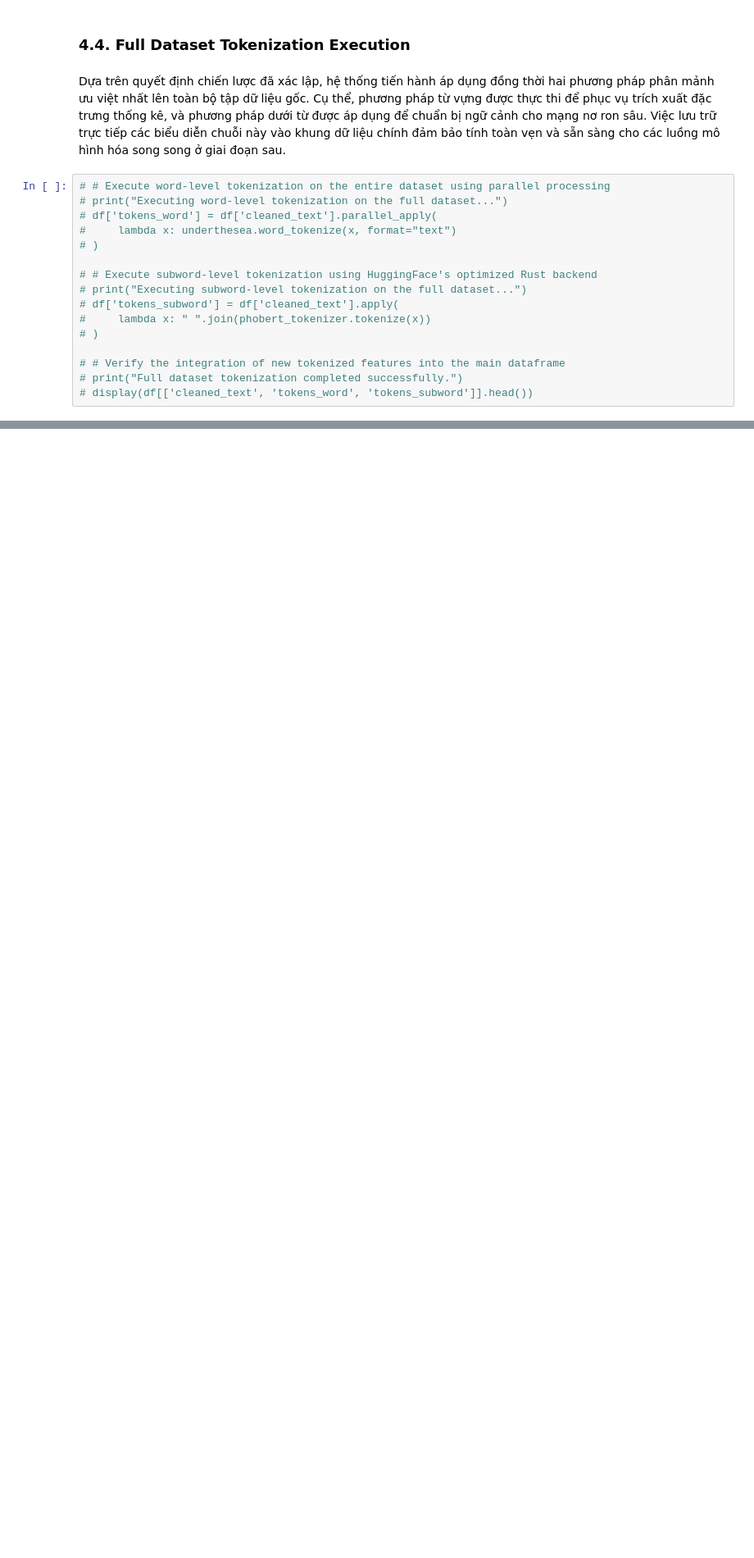
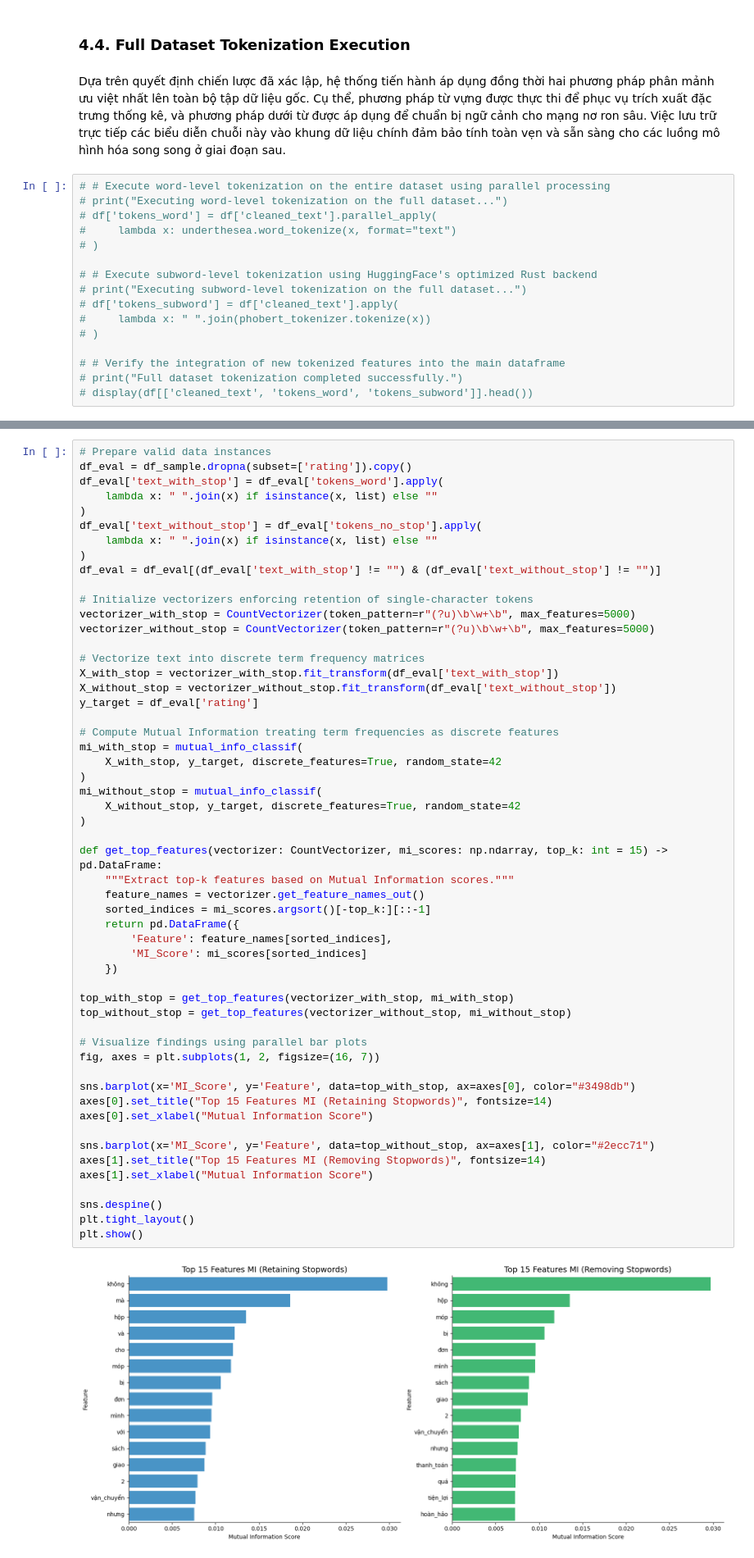
Before and after one commit to ThanhChuong12/ecommerce-review-analytics, a Jupyter notebook: notebooks/01_Data_Preprocessing_and_Labeling.ipynb, the cells around one changed output, grey strips where cells are left out. Shown at 82% size. Saved outputs shown, nothing was run; the diff lists cells and outputs as text; blank space fills up the shorter version.

Commit message:
experiment(stopwords): analyze impact of stopword removal on sentiment signal using MI, cross-validation and linguistic constraints

```diff
--- a/notebooks/01_Data_Preprocessing_and_Labeling.ipynb
+++ b/notebooks/01_Data_Preprocessing_and_Labeling.ipynb
@@ -427,0 +467,56 @@ This section evaluates the impact of stopword removal on sentiment signal retent
+# %%
+# Prepare valid data instances
+df_eval = df_sample.dropna(subset=['rating']).copy()
+df_eval['text_with_stop'] = df_eval['tokens_word'].apply(
+    lambda x: " ".join(x) if isinstance(x, list) else ""
+)
+df_eval['text_without_stop'] = df_eval['tokens_no_stop'].apply(
+    lambda x: " ".join(x) if isinstance(x, list) else ""
+)
+df_eval = df_eval[(df_eval['text_with_stop'] != "") & (df_eval['text_without_stop'] != "")]
+
+# Initialize vectorizers enforcing retention of single-character tokens
+vectorizer_with_stop = CountVectorizer(token_pattern=r"(?u)\b\w+\b", max_features=5000)
+vectorizer_without_stop = CountVectorizer(token_pattern=r"(?u)\b\w+\b", max_features=5000)
+
+# Vectorize text into discrete term frequency matrices
+X_with_stop = vectorizer_with_stop.fit_transform(df_eval['text_with_stop'])
+X_without_stop = vectorizer_without_stop.fit_transform(df_eval['text_without_stop'])
+y_target = df_eval['rating']
+
+# Compute Mutual Information treating term frequencies as discrete features
+mi_with_stop = mutual_info_classif(
+    X_with_stop, y_target, discrete_features=True, random_state=42
+)
+mi_without_stop = mutual_info_classif(
+    X_without_stop, y_target, discrete_features=True, random_state=42
+)
+
+def get_top_features(vectorizer: CountVectorizer, mi_scores: np.ndarray, top_k: int = 15) -> pd.DataFrame:
+    """Extract top-k features based on Mutual Information scores."""
+    feature_names = vectorizer.get_feature_names_out()
+    sorted_indices = mi_scores.argsort()[-top_k:][::-1]
+    return pd.DataFrame({
+        'Feature': feature_names[sorted_indices],
+        'MI_Score': mi_scores[sorted_indices]
+    })
+
+top_with_stop = get_top_features(vectorizer_with_stop, mi_with_stop)
+top_without_stop = get_top_features(vectorizer_without_stop, mi_without_stop)
+
+# Visualize findings using parallel bar plots
+fig, axes = plt.subplots(1, 2, figsize=(16, 7))
+
+sns.barplot(x='MI_Score', y='Feature', data=top_with_stop, ax=axes[0], color="#3498db")
+axes[0].set_title("Top 15 Features MI (Retaining Stopwords)", fontsize=14)
+axes[0].set_xlabel("Mutual Information Score")
+
+sns.barplot(x='MI_Score', y='Feature', data=top_without_stop, ax=axes[1], color="#2ecc71")
+axes[1].set_title("Top 15 Features MI (Removing Stopwords)", fontsize=14)
+axes[1].set_xlabel("Mutual Information Score")
+
+sns.despine()
+plt.tight_layout()
+plt.show()
+# %% [output]
+[figure, added]
```
Also changed, not shown: parts of 15 cells of this notebook.
